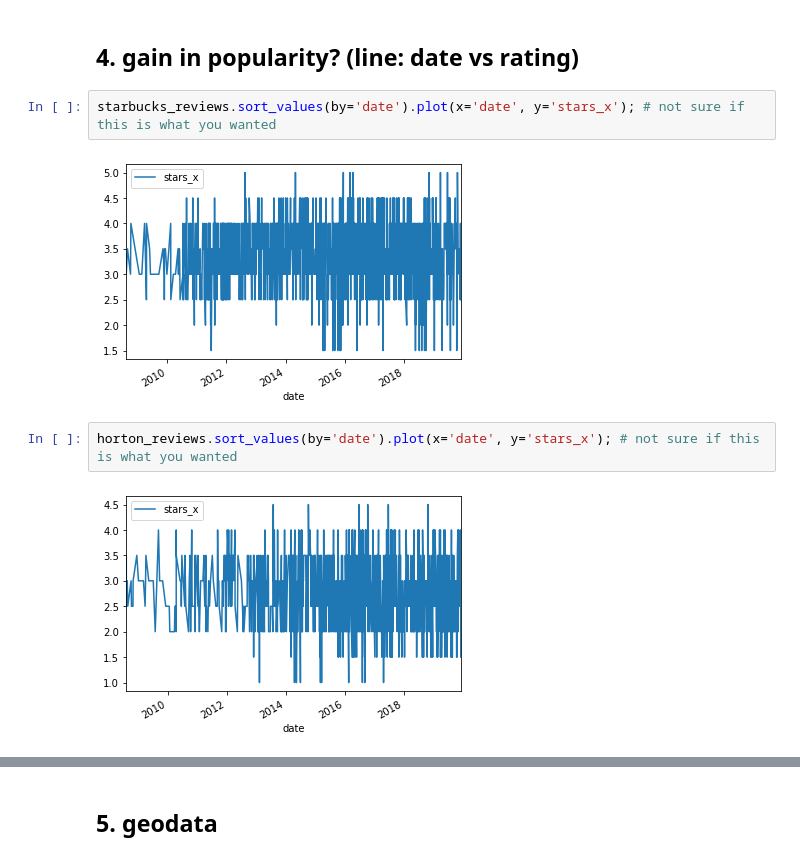
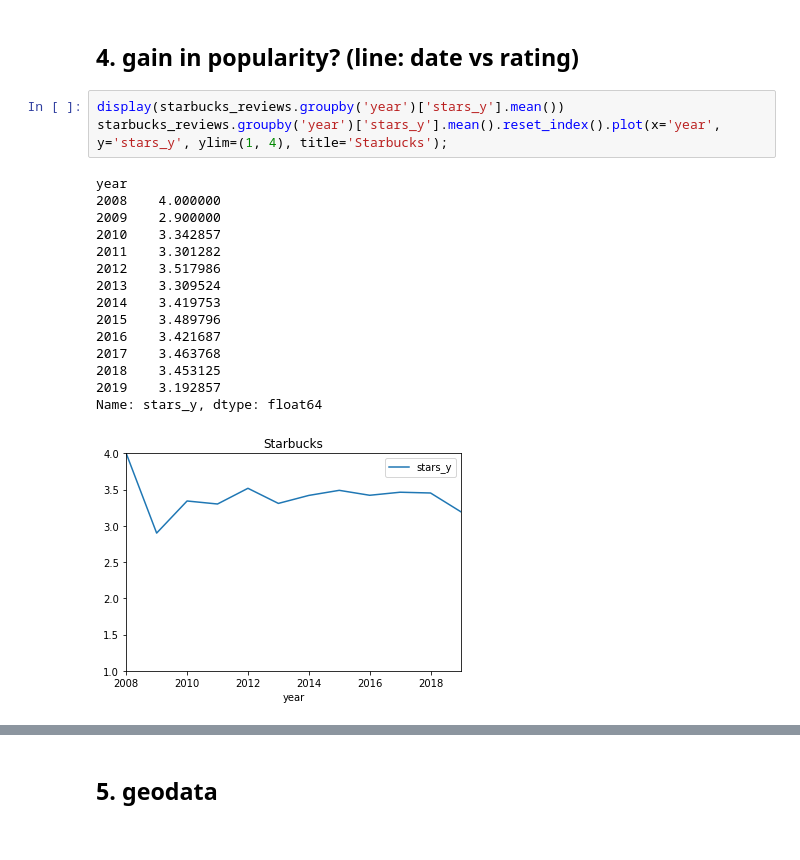
Before and after one commit to dliu9999/DSC106-Final-Project, a Jupyter notebook: yelp.ipynb, the cells around one changed output, grey strips where cells are left out. Saved outputs shown, nothing was run; the diff lists cells and outputs as text.

```diff
--- a/yelp.ipynb
+++ b/yelp.ipynb
@@ -59,11 +87,22 @@ horton_reviews[horton_reviews.useful > 0].stars_x.mean()
 2.790931989924433
 # %% [markdown]
 ## 4. gain in popularity? (line: date vs rating)
-# %%
-starbucks_reviews.sort_values(by='date').plot(x='date', y='stars_x'); # not sure if this is what you wanted
-# %% [output]
-[figure, removed]
-# %%
-horton_reviews.sort_values(by='date').plot(x='date', y='stars_x'); # not sure if this is what you wanted
-# %% [output]
-[figure, removed]
+# %%
+display(starbucks_reviews.groupby('year')['stars_y'].mean())
+starbucks_reviews.groupby('year')['stars_y'].mean().reset_index().plot(x='year', y='stars_y', ylim=(1, 4), title='Starbucks');
+# %% [output]
+year
+2008    4.000000
+2009    2.900000
+2010    3.342857
+2011    3.301282
+2012    3.517986
+2013    3.309524
+2014    3.419753
+2015    3.489796
+2016    3.421687
+2017    3.463768
+2018    3.453125
+2019    3.192857
+Name: stars_y, dtype: float64
+[figure, added]
```
Also changed, not shown: parts of 11 cells of this notebook.
